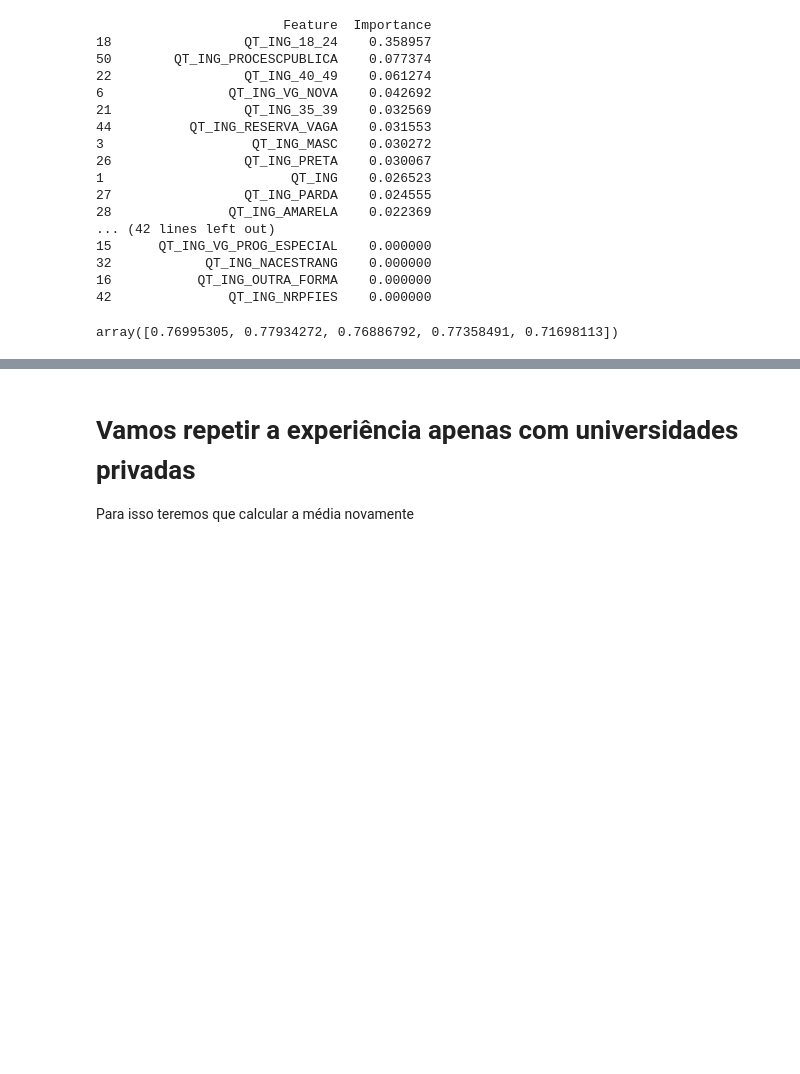
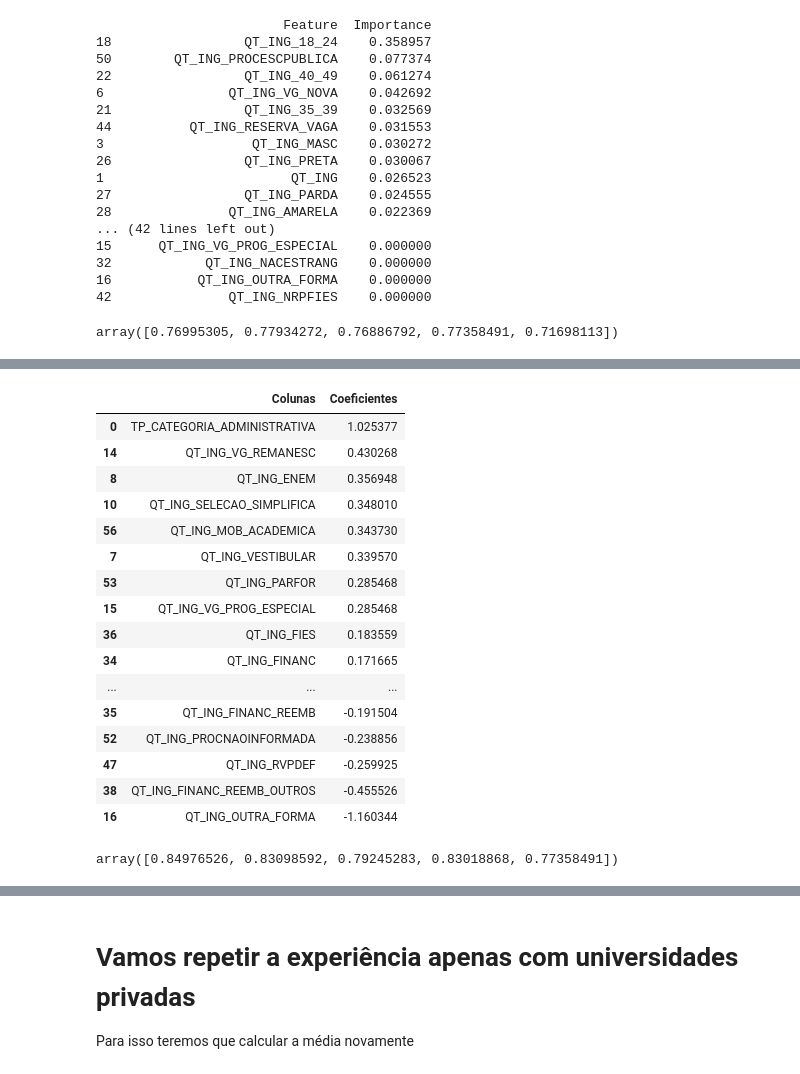
Before and after one commit to tcc-drtm-univesp/analise-dados-evasao, a Jupyter notebook: notebooks/Censo_Edu_Sup_e_Fluxo2017_Media.ipynb, the cells around one changed output, grey strips where cells are left out. Drawn from its saved outputs; the diff is of its cells as text; code cells hidden in the pictures; blank space fills up the shorter version.

```diff
--- a/notebooks/Censo_Edu_Sup_e_Fluxo2017_Media.ipynb
+++ b/notebooks/Censo_Edu_Sup_e_Fluxo2017_Media.ipynb
@@ -920,2 +1596,11 @@ scores_pub
 # %% [output]
 array([0.76995305, 0.77934272, 0.76886792, 0.77358491, 0.71698113])
+# %%
+#E se utilzássemos o algoritmo Random Forest?
+from sklearn.ensemble import RandomForestClassifier
+
+# Criar um modelo Ramdom Forest
+model_pub_rf = RandomForestClassifier(n_estimators=200, random_state=42)  # Exemplo: 100 estimadores
+
+# Treinar o modelo com os dados de treinamento
+model_pub_rf.fit(X_train, y_train)
@@ -921,0 +1663,9 @@ array([0.76995305, 0.77934272, 0.76886792, 0.77358491, 0.71698113])
+# %%
+#E se utilzássemos o algoritmo Regressão Logística?
+from sklearn.linear_model import LogisticRegression
+
+# Criar um modelo Regressão Logística
+model_pub_lr = LogisticRegression(max_iter=10000, random_state=42)  # Pode ajustar hiperparâmetros, se necessário
+
+# Treinar o modelo com os dados de treinamento
+model_pub_lr.fit(X_train, y_train)
@@ -921,0 +1694,32 @@ array([0.76995305, 0.77934272, 0.76886792, 0.77358491, 0.71698113])
+# %%
+# Exibir importância das características
+coeficientes = model_pub_lr.coef_
+
+# Exibir características mais importantes
+colunas = pd.Series(X.columns)
+coeficientes = pd.Series(coeficientes[0])
+importancias = pd.DataFrame({'Colunas': colunas, 'Coeficientes': coeficientes})
+importancias.sort_values(by='Coeficientes', ascending=False)
+# %% [output]
+|  | Colunas | Coeficientes |
+| 0 | TP_CATEGORIA_ADMINISTRATIVA | 1.025377 |
+| 14 | QT_ING_VG_REMANESC | 0.430268 |
+| 8 | QT_ING_ENEM | 0.356948 |
+| 10 | QT_ING_SELECAO_SIMPLIFICA | 0.348010 |
+| 56 | QT_ING_MOB_ACADEMICA | 0.343730 |
+| 7 | QT_ING_VESTIBULAR | 0.339570 |
+| 53 | QT_ING_PARFOR | 0.285468 |
+| 15 | QT_ING_VG_PROG_ESPECIAL | 0.285468 |
+| 36 | QT_ING_FIES | 0.183559 |
+| 34 | QT_ING_FINANC | 0.171665 |
+| ... | ... | ... |
+| 35 | QT_ING_FINANC_REEMB | -0.191504 |
+| 52 | QT_ING_PROCNAOINFORMADA | -0.238856 |
+| 47 | QT_ING_RVPDEF | -0.259925 |
+| 38 | QT_ING_FINANC_REEMB_OUTROS | -0.455526 |
+| 16 | QT_ING_OUTRA_FORMA | -1.160344 |
+# %%
+scores_pub_lr = cross_val_score(model_pub_lr, X_train, y_train, cv=5)
+scores_pub_lr
+# %% [output]
+array([0.84976526, 0.83098592, 0.79245283, 0.83018868, 0.77358491])
```
Also changed, not shown: parts of 68 cells of this notebook.
